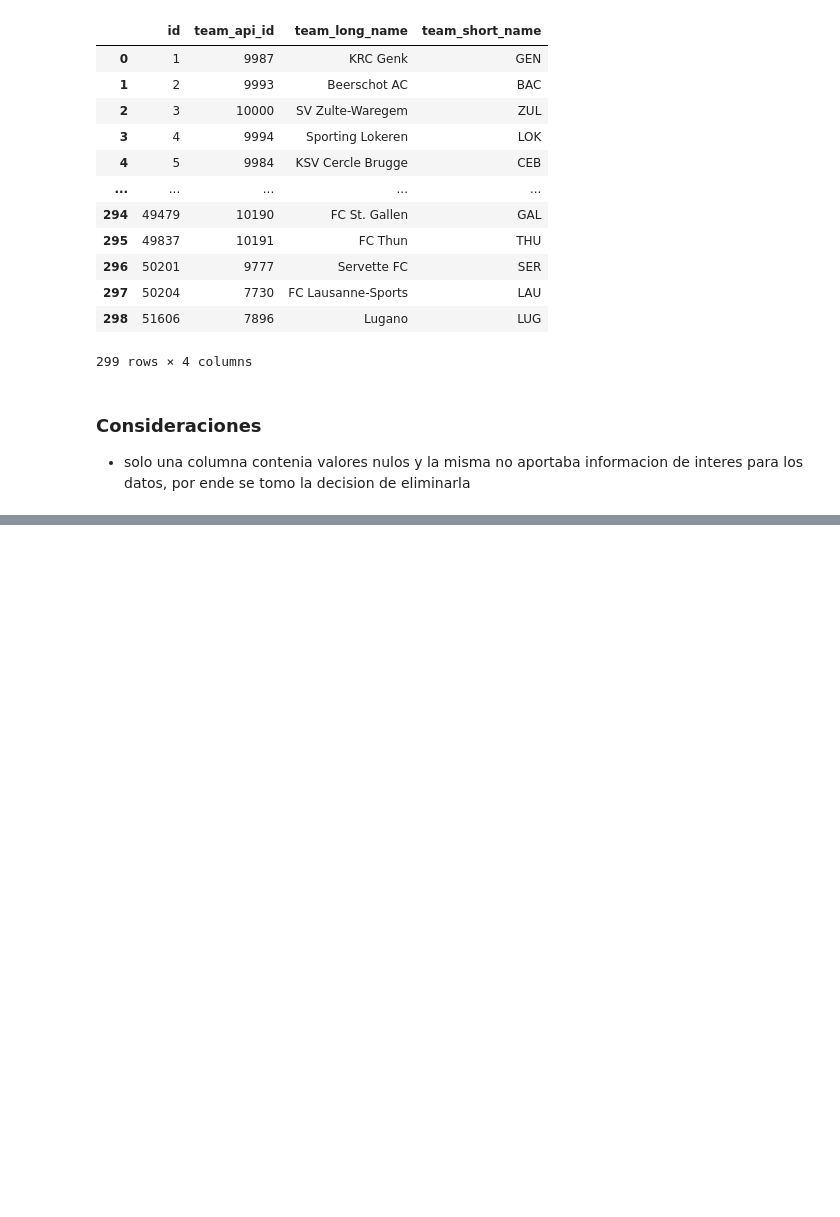
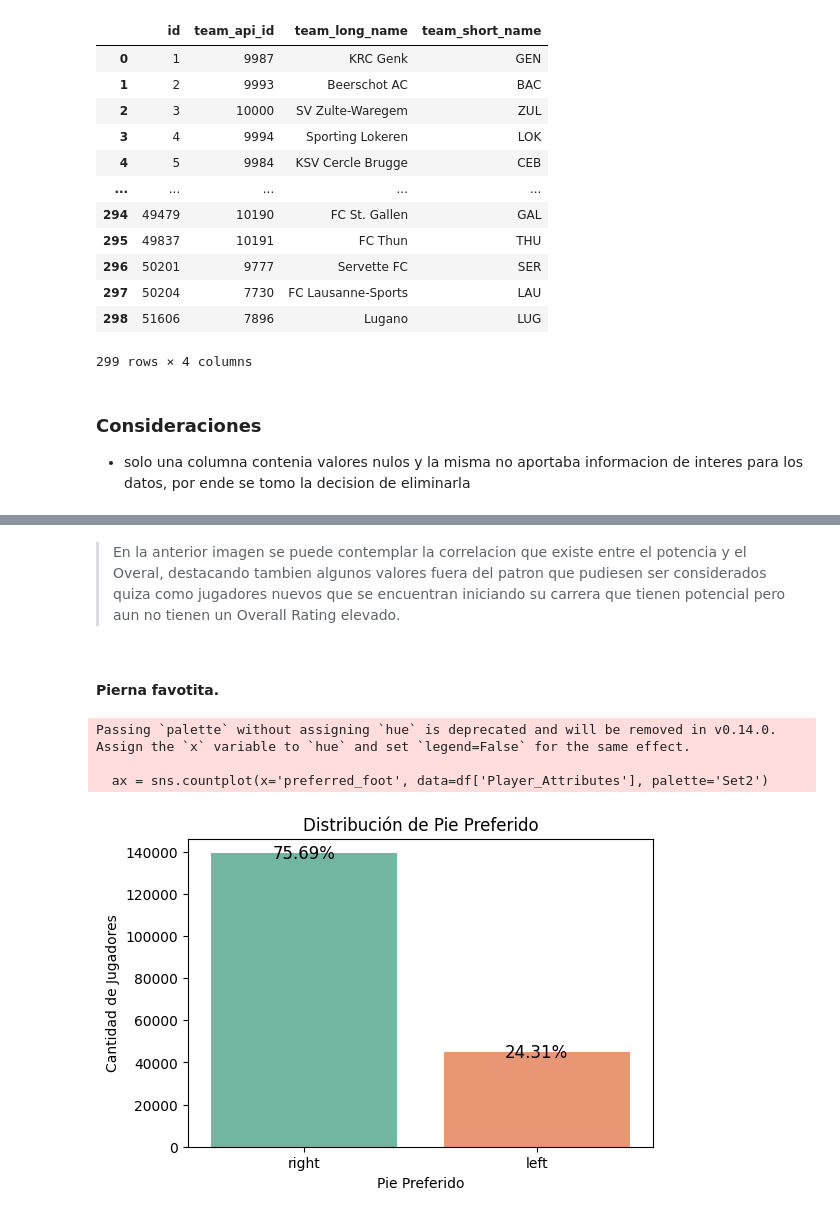
Before and after one commit to rammerbot/mi_casino_test, a Jupyter notebook: mi_casino_test.ipynb, the cells around one changed output, grey strips where cells are left out. Drawn from its saved outputs; the diff is of its cells as text; code cells hidden in the pictures; blank space fills up the shorter version.

```diff
--- a/mi_casino_test.ipynb
+++ b/mi_casino_test.ipynb
@@ -757,0 +823,33 @@ df['Team']
+# %% [markdown]
+> En la anterior imagen se puede contemplar la correlacion que existe entre el potencia y el Overal, destacando tambien algunos valores fuera del patron que pudiesen ser considerados quiza como jugadores nuevos que se encuentran iniciando su carrera que tienen potencial pero aun no tienen un Overall Rating elevado.
+# %% [markdown]
+#### Pierna favotita.
+# %%
+# Crear el gráfico de barras
+plt.figure(figsize=(6, 4))
+ax = sns.countplot(x='preferred_foot', data=df['Player_Attributes'], palette='Set2')
+
+# Calcular el total de registros
+total = len(df['Player_Attributes'])
+
+# Agregar los porcentajes en cada barra
+for p in ax.patches:
+    # Calcular el porcentaje
+    height = p.get_height()
+    percentage = (height / total) * 100
+    # Colocar el porcentaje en la parte superior de cada barra
+    ax.text(p.get_x() + p.get_width() / 2, height + 50, f'{percentage:.2f}%',
+            ha='center', va='center', fontsize=12)
+
+# Añadir título y etiquetas
+plt.title('Distribución de Pie Preferido')
+plt.xlabel('Pie Preferido')
+plt.ylabel('Cantidad de Jugadores')
+
+# Mostrar el gráfico
+plt.show()
+# %% [output]
+Passing `palette` without assigning `hue` is deprecated and will be removed in v0.14.0. Assign the `x` variable to `hue` and set `legend=False` for the same effect.
+
+  ax = sns.countplot(x='preferred_foot', data=df['Player_Attributes'], palette='Set2')
+[figure, added]
```
Also changed, not shown: parts of 21 cells of this notebook.
